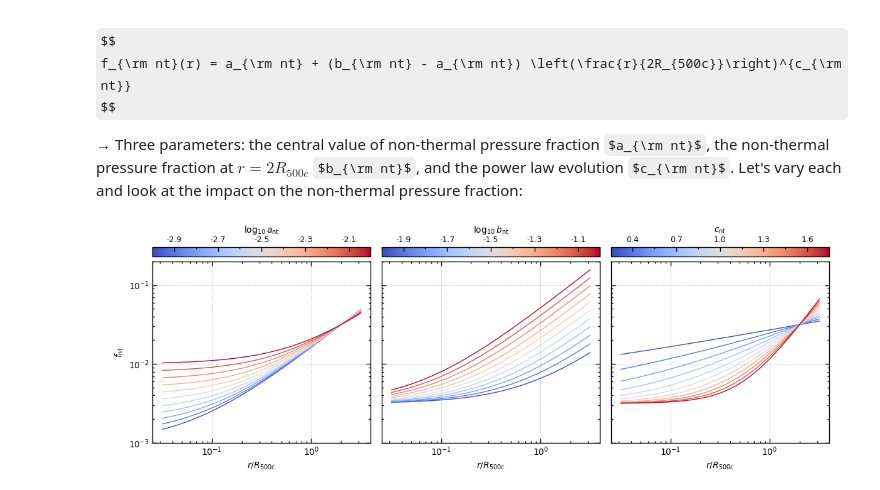
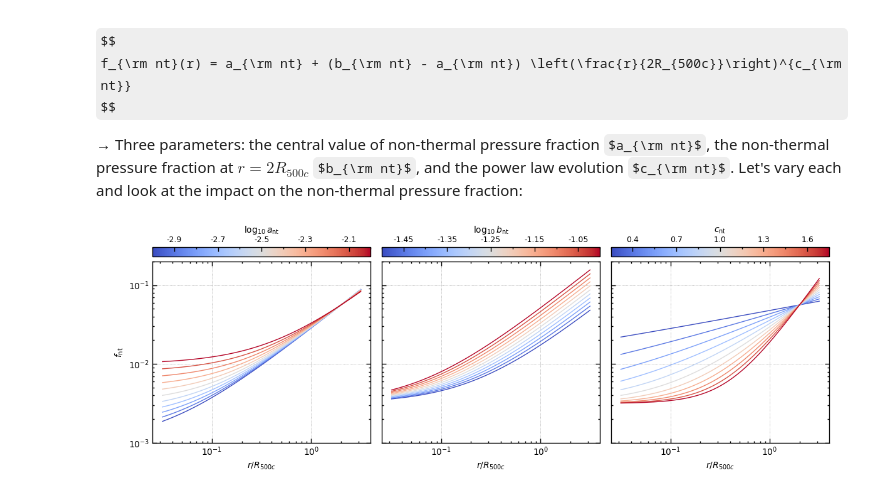
Before and after one commit to fkeruzore/picasso, a Jupyter notebook: notebooks/plot_model_params.ipynb, the cells around one changed output. Saved outputs shown, nothing was run; the diff lists cells and outputs as text; code cells hidden in the pictures; some formulas as TeX source.

```diff
--- a/notebooks/plot_model_params.ipynb
+++ b/notebooks/plot_model_params.ipynb
@@ -30,26 +29,22 @@ Let's vary each and look at the impact on gas density and pressure, for an NFW h
 # %%
 param_names = ["rho_0", "P_0", "theta_0", "Gamma"]
 param_latex = ["$\\log_{10} \\rho_0$", "$\\log_{10} P_0$", "$\\log_{10} \\theta_0$", "$\\Gamma$"]
-params_fix = {"rho_0": 14.0, "P_0": 20.0, "theta_0": -6.5, "Gamma": 1.2}
+params_fix = {"rho_0": 14.0, "P_0": 20.0, "theta_0": -6.9, "Gamma": 1.2}
 params_var = {
     "rho_0": np.linspace(13.5, 14.5, 11),
     "P_0": np.linspace(19.5, 20.5, 11),
-    "theta_0": np.linspace(-6.75, -6.25, 11),
+    "theta_0": np.linspace(-7.15, -6.65, 11),
     "Gamma": np.linspace(1.10, 1.30, 11)
 }
 
-M500c = 1e14  # h-1 Msun
+M500c = 3.5e14  # h-1 Msun
 c500c = 5.0
 z = 0.0
 cosmo = FlatLambdaCDM(70.0, 0.3)
-nfw = NFWPhaseSpace(cosmology=cosmo, redshift=z, mdef="500c")
-R500c = nfw.halo_mass_to_halo_radius(M500c)  # h-1 Mpc
-Vv2 = nfw.virial_velocity(M500c) ** 2
-gc = (np.log(1 + c500c) - (c500c / (1 + c500c))) ** (-1)
-
+nfw = utils.NFW(M500c / 0.7, c500c, "500c", 0.0, cosmo)
+R500c = nfw.RDelta  # Mpc
 r_R500c = np.logspace(-1.5, 0.5, 128)
-s = r_R500c
-phi = -Vv2 * gc * np.log(1 + c500c * s) / s
+phi = nfw.potential(r_R500c * R500c)
 phi -= phi.min()
 
 cmapname="coolwarm"
@@ -129,10 +125,10 @@ Let's vary each and look at the impact on the non-thermal pressure fraction:
 # %%
 param_names = ["a", "b", "c"]
 param_latex = ["$\\log_{10} a_{\\rm nt}$", "$\\log_{10} b_{\\rm nt}$", "$c_{\\rm nt}$"]
-params_fix = {"a": -2.5, "b": -1.5, "c": 1.0}
+params_fix = {"a": -2.5, "b": -1.25, "c": 1.0}
 params_var = {
     "a": np.linspace(-3.0, -2.0, 11),
-    "b": np.linspace(-2.0, -1.0, 11),
+    "b": np.linspace(-1.5, -1.0, 11),
     "c": np.linspace(0.25, 1.75, 11),
 }
 
@@ -154,31 +150,31 @@ for i_par_var, p_var in enumerate(param_names):
 
     par_vecs = {p: np.ones(11) * params_fix[p] for p in param_names}
     par_vecs[p_var] = params_var[p_var]
     for p in "ab":
         par_vecs[p] = 10**par_vecs[p]
     for i_vec in range(11):
         f_nt = nonthermal.f_nt_generic(r_R500c, **{p: par_vecs[p][i_vec] for p in param_names})
         axs[i_par_var].loglog(r_R500c, f_nt, color=cmap.to_rgba(params_var[p_var][i_vec]))
 
     cb = fig.colorbar(cmap, cax=cb_axs[i_par_var], orientation="horizontal", location="top")  #, ticks=params_var[p_var][::2])
     cb_axs[i_par_var].set_xticks(params_var[p_var], minor=True)
     cb_axs[i_par_var].set_xticks(params_var[p_var][1::2], np.round(params_var[p_var][1::2], 2), fontsize=9)
     cb.set_label(param_latex[i_par_var])
 
 for ax in axs:
     ax.set_ylim(1e-3, 2e-1)
     ax.set_xlabel("$r / R_{500c}$")
     ax.xaxis.set_ticks_position("both")
     ax.yaxis.set_ticks_position("both")
     ax.grid(":", zorder=-5)
 for ax in axs[1:]:
     ax.set_yticklabels([])
 axs[0].set_ylabel("$f_{\\rm nt}$")
 fig.align_labels()
 fig.subplots_adjust(left=0.075, right=0.975, top=0.90, bottom=0.12, hspace=0.05, wspace=0.05)
 
 # norm = mpl.colors.Normalize(vmin=c.min(), vmax=c.max())
 # cmap = mpl.cm.ScalarMappable(norm=norm, cmap=mpl.cm.jet)
 # cmap.set_array([])
 # %% [output]
-[figure, old version]
+[figure, new version]
```
Also changed, not shown: parts of 2 cells of this notebook.
